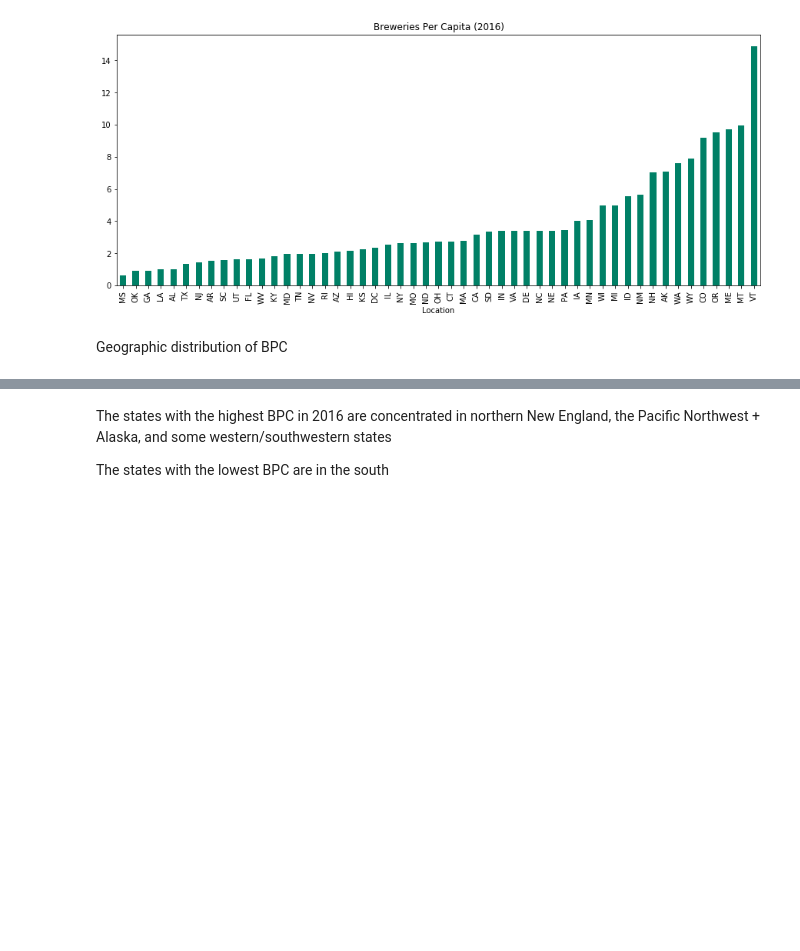
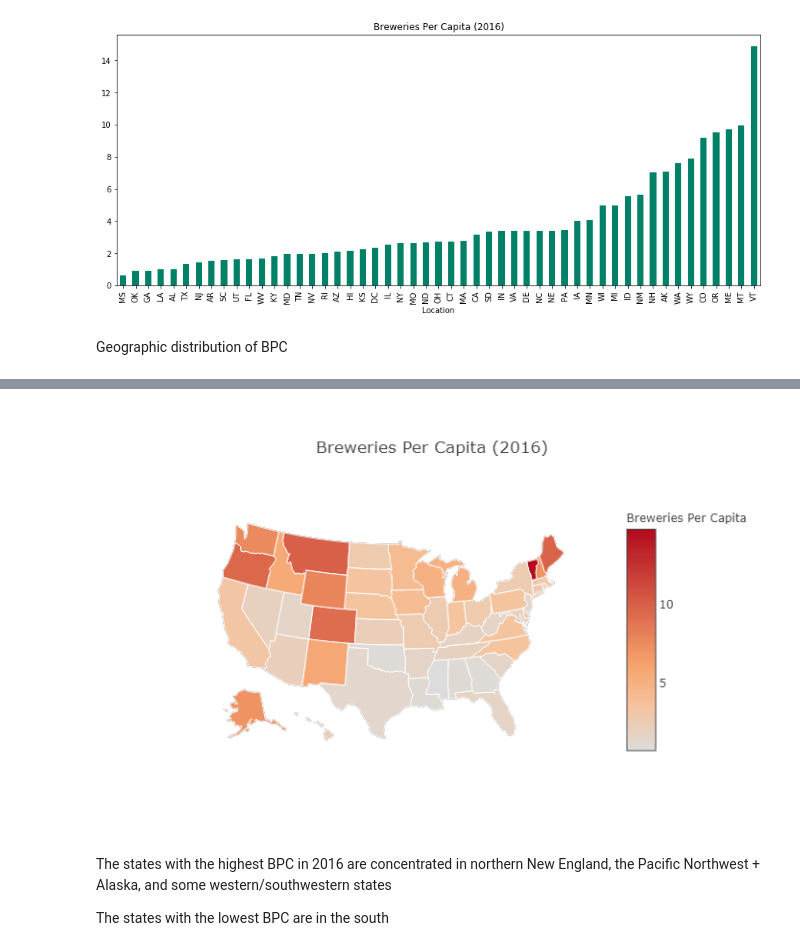
Before and after one commit to robsalgado/personal_data_science_projects, a Jupyter notebook: Breweries Per Capita by State - Exploratory Data Analysis & Linear Model Evaluation.ipynb, the cells around one changed output, grey strips where cells are left out. Cells and saved outputs as stored; diff of their text form; code cells hidden in the pictures; blank space fills up the shorter version.

```diff
--- a/Breweries Per Capita by State - Exploratory Data Analysis & Linear Model Evaluation.ipynb
+++ b/Breweries Per Capita by State - Exploratory Data Analysis & Linear Model Evaluation.ipynb
@@ -98,6 +98,12 @@ fig = dict(data=data, layout=layout )
 py.offline.iplot(fig)
 # %% [output]
 [interactive output not drawn]
+# %%
+#Including an image so it can display in a static html
+from IPython.display import Image
+Image('bpc_by_state_map.png')
+# %% [output]
+[figure, added]
 # %% [markdown]
 The states with the highest BPC in 2016 are concentrated in northern New England,
  the Pacific Northwest + Alaska, and some western/southwestern states
```
